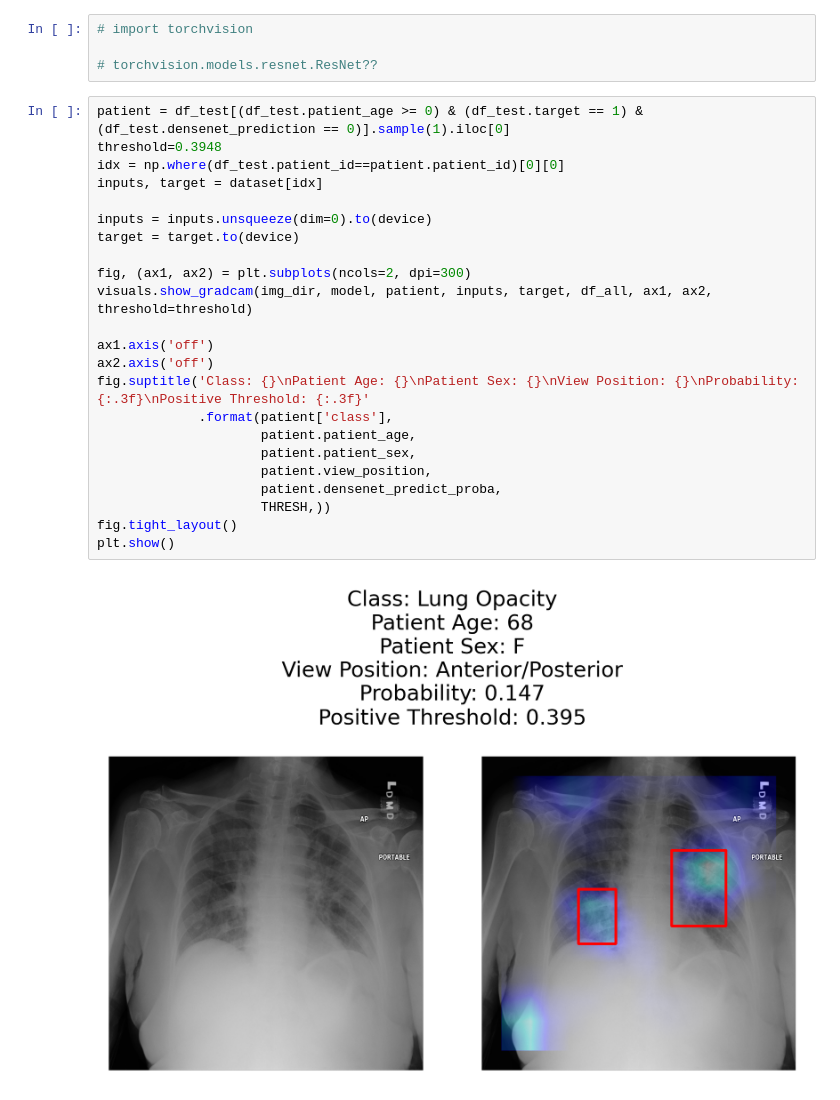
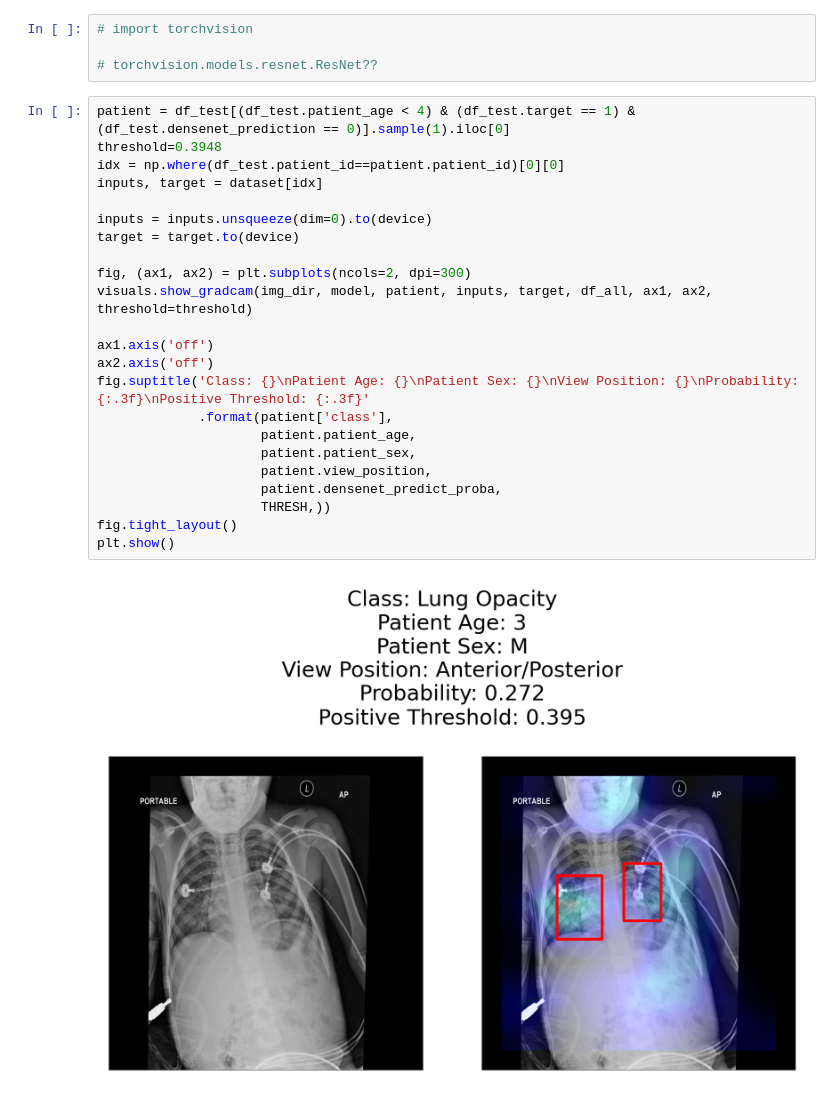
Before and after one commit to Tstrebe2/umich-mads-capstone-project, a Jupyter notebook: tstrebe2/rnsa/eda-notebook.ipynb, the cells around one changed output. Cells and saved outputs as stored; diff of their text form.

```diff
--- a/tstrebe2/rnsa/eda-notebook.ipynb
+++ b/tstrebe2/rnsa/eda-notebook.ipynb
@@ -256,27 +236,27 @@ dataset = data.get_dataset(img_dir, df_test)
 
 # torchvision.models.resnet.ResNet??
 # %%
-patient = df_test[(df_test.patient_age >= 0) & (df_test.target == 1) & (df_test.densenet_prediction == 0)].sample(1).iloc[0]
+patient = df_test[(df_test.patient_age < 4) & (df_test.target == 1) & (df_test.densenet_prediction == 0)].sample(1).iloc[0]
 threshold=0.3948
 idx = np.where(df_test.patient_id==patient.patient_id)[0][0]
 inputs, target = dataset[idx]
 
 inputs = inputs.unsqueeze(dim=0).to(device)
 target = target.to(device)
 
 fig, (ax1, ax2) = plt.subplots(ncols=2, dpi=300)
 visuals.show_gradcam(img_dir, model, patient, inputs, target, df_all, ax1, ax2, threshold=threshold)
 
 ax1.axis('off')
 ax2.axis('off')
 fig.suptitle('Class: {}\nPatient Age: {}\nPatient Sex: {}\nView Position: {}\nProbability: {:.3f}\nPositive Threshold: {:.3f}'
              .format(patient['class'],
                      patient.patient_age,
                      patient.patient_sex,
                      patient.view_position,
                      patient.densenet_predict_proba,
                      THRESH,))
 fig.tight_layout()
 plt.show()
 # %% [output]
-[figure, old version]
+[figure, new version]
```
Also changed, not shown: parts of 9 cells of this notebook, 4 other files.
